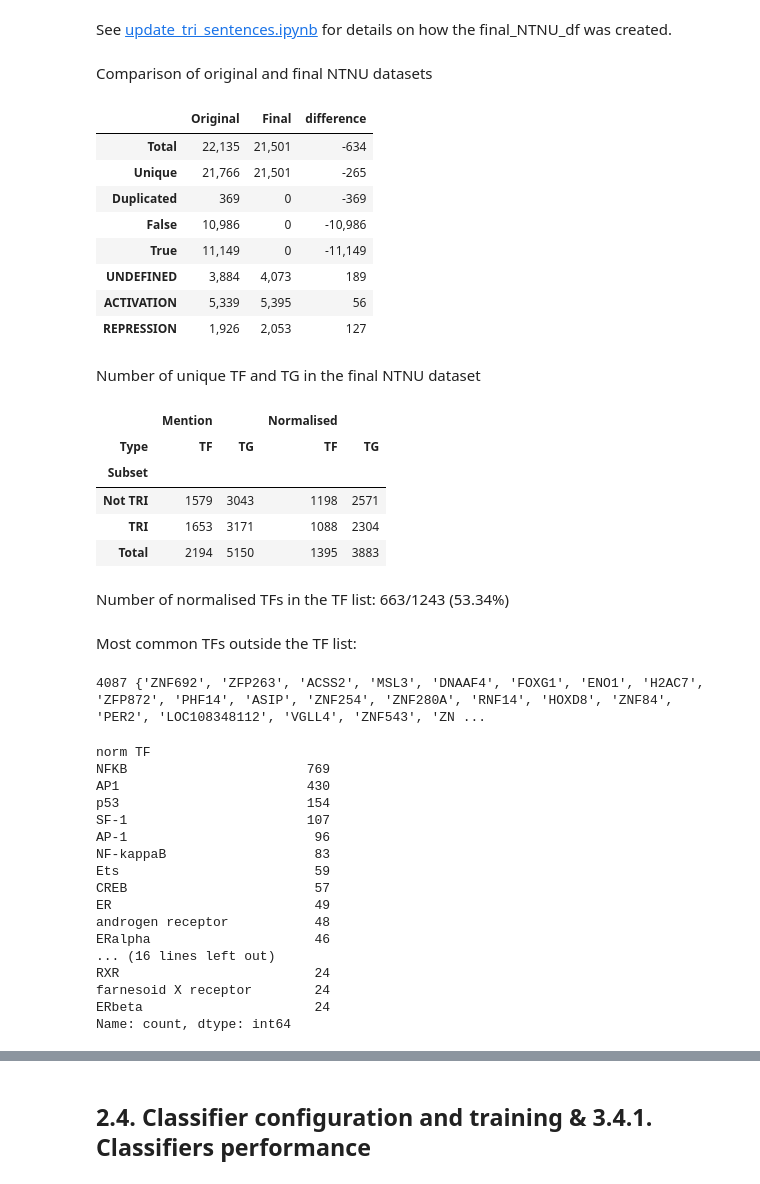
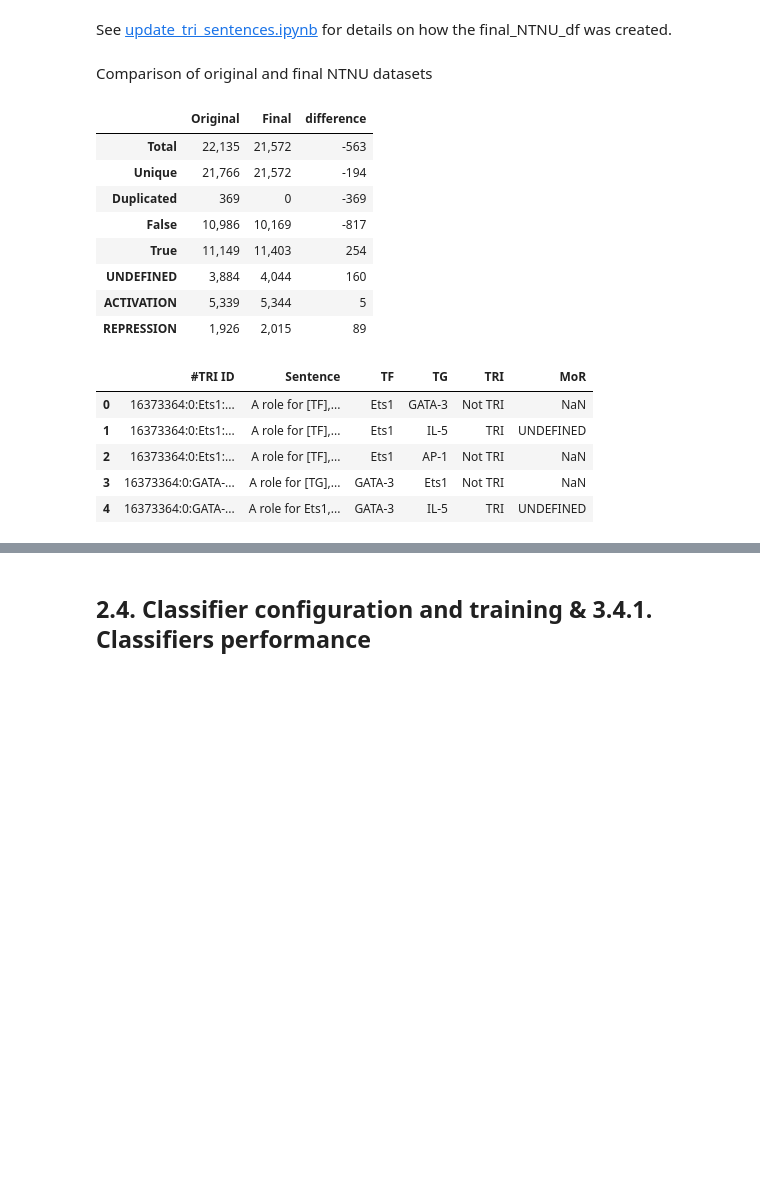
Before and after one commit to Rbbt-Workflows/ExTRI2, a Jupyter notebook: analysis/repo_to_paper.ipynb, the cells around one changed output, grey strips where cells are left out. Saved outputs shown, nothing was run; the diff lists cells and outputs as text; code cells hidden in the pictures; blank space fills up the shorter version.

```diff
--- a/analysis/repo_to_paper.ipynb
+++ b/analysis/repo_to_paper.ipynb
@@ -367,7 +367,7 @@ training_df = pd.read_csv('../classifiers_training/data/tri_sentences.tsv', sep=
 # Final NTNU dataset
 final_NTNU_df = pd.read_csv('../results/NTNU_dataset.tsv', sep='\t')
 
-def display_NTNU_analysis():
+def display_NTNU_analysis(original_NTNU_df, final_NTNU_df):
     md("Comparison of original and final NTNU datasets")
     NTNU_analysis = {'Original': {}, 'Final': {}}
 
@@ -405,66 +405,63 @@ def analyse_NTNU_normalisation():
             rows.append({
                 "Subset": label,
                 "Type": TX,
                 "Mention": subset[TX].nunique(),
                 "Normalised": subset[f"norm {TX}"].nunique()
             })
 
     summary_df = pd.DataFrame(rows)
     display(summary_df.pivot(index="Subset", columns="Type", values=["Mention", "Normalised"]))
 
     # Load all TFs
     all_TFs_df = pd.read_csv('tables/all_TFs.tsv', sep='\t', dtype=str)
     TFs_symbols = set(all_TFs_df['Symbol'].str.upper())
 
     # Get normalised TFs in the TF list
     normalised_TFs = set(final_NTNU_df['norm TF'].str.upper())
     normalised_TFs_in_TF_list = normalised_TFs.intersection(TFs_symbols)
 
     md(f"Number of normalised TFs in the TF list: {len(normalised_TFs_in_TF_list)}/{len(normalised_TFs)} ({len(normalised_TFs_in_TF_list)/len(normalised_TFs):.2%})")
     md("Most common TFs outside the TF list:")
 
     print(len(TFs_symbols), TFs_symbols)
     m = ~final_NTNU_df['norm TF'].str.upper().isin(list(TFs_symbols))
     display(final_NTNU_df[m]['norm TF'].value_counts().head(30))
 
+def save_NTNU_dataset(training_df):
+    "Change NTNU dataset so it has the expected format of the paper"
+    paper_NTNU = training_df.copy()
 
-display_NTNU_analysis()
-analyse_NTNU_normalisation()
+    # Rename columns to match the paper format
+    paper_NTNU.rename(columns={'Label': 'TRI', 'Type': 'MoR'}, inplace=True)
+    paper_NTNU['TRI'] = paper_NTNU['TRI'].replace({False: 'Not TRI', True: 'TRI'})
+
+    # Drop unneeded columns
+    paper_NTNU.drop(columns=['validated?', 'Unnamed: 0'], inplace=True)
+
+    # Save into tables
+    pd.DataFrame.to_csv(paper_NTNU, "tables/NTNU_dataset.tsv", index=False, header=True, sep='\t')
+
+    display(paper_NTNU.head())
+
+# Show content of the NTNU training set
+display_NTNU_analysis(original_NTNU_df, training_df)
+
+# Save into "tables/" in the correct format
+save_NTNU_dataset(training_df)
 # %% [output]
 Comparison of original and final NTNU datasets
 |  | Original | Final | difference |
-| Total | 22,135 | 21,501 | -634 |
-| Unique | 21,766 | 21,501 | -265 |
+| Total | 22,135 | 21,572 | -563 |
+| Unique | 21,766 | 21,572 | -194 |
 | Duplicated | 369 | 0 | -369 |
-| False | 10,986 | 0 | -10,986 |
-| True | 11,149 | 0 | -11,149 |
-| UNDEFINED | 3,884 | 4,073 | 189 |
-| ACTIVATION | 5,339 | 5,395 | 56 |
-| REPRESSION | 1,926 | 2,053 | 127 |
+| False | 10,986 | 10,169 | -817 |
+| True | 11,149 | 11,403 | 254 |
+| UNDEFINED | 3,884 | 4,044 | 160 |
+| ACTIVATION | 5,339 | 5,344 | 5 |
+| REPRESSION | 1,926 | 2,015 | 89 |
-Number of unique TF and TG in the final NTNU dataset
-|  | Mention |  | Normalised |  |
-| Type | TF | TG | TF | TG |
-| Subset |  |  |  |  |
-| Not TRI | 1579 | 3043 | 1198 | 2571 |
-| TRI | 1653 | 3171 | 1088 | 2304 |
-| Total | 2194 | 5150 | 1395 | 3883 |
+|  | #TRI ID | Sentence | TF | TG | TRI | MoR |
+| 0 | 16373364:0:Ets1:... | A role for [TF],... | Ets1 | GATA-3 | Not TRI | NaN |
+| 1 | 16373364:0:Ets1:... | A role for [TF],... | Ets1 | IL-5 | TRI | UNDEFINED |
+| 2 | 16373364:0:Ets1:... | A role for [TF],... | Ets1 | AP-1 | Not TRI | NaN |
+| 3 | 16373364:0:GATA-... | A role for [TG],... | GATA-3 | Ets1 | Not TRI | NaN |
+| 4 | 16373364:0:GATA-... | A role for Ets1,... | GATA-3 | IL-5 | TRI | UNDEFINED |
-Number of normalised TFs in the TF list: 663/1243 (53.34%)
-Most common TFs outside the TF list:
-4087 {'ZNF692', 'ZFP263', 'ACSS2', 'MSL3', 'DNAAF4', 'FOXG1', 'ENO1', 'H2AC7', 'ZFP872', 'PHF14', 'ASIP', 'ZNF254', 'ZNF280A', 'RNF14', 'HOXD8', 'ZNF84', 'PER2', 'LOC108348112', 'VGLL4', 'ZNF543', 'ZN ...
-norm TF
-NFKB                       769
-AP1                        430
-p53                        154
-SF-1                       107
-AP-1                        96
-NF-kappaB                   83
-Ets                         59
-CREB                        57
-ER                          49
-androgen receptor           48
-ERalpha                     46
-... (16 lines left out)
-RXR                         24
-farnesoid X receptor        24
-ERbeta                      24
-Name: count, dtype: int64
```
Also changed, not shown: parts of 13 cells of this notebook, 5 other files.
